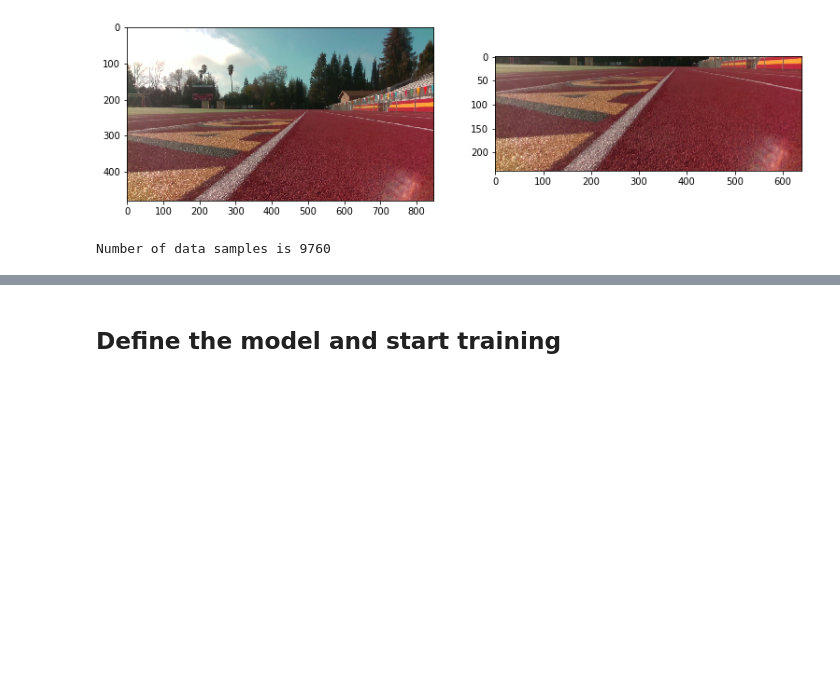
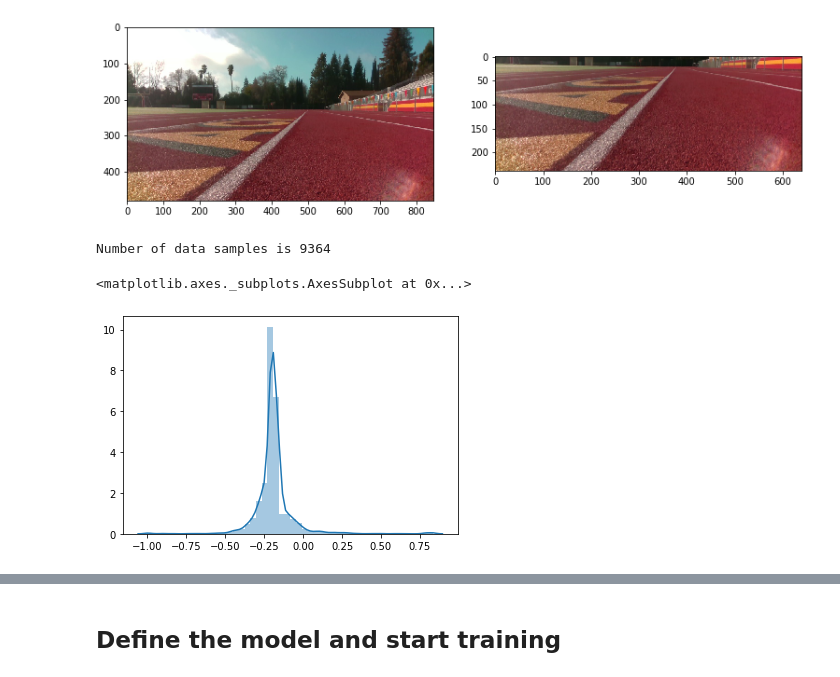
Before and after one commit to ARCC-RACE/ai_training_notebooks, a Jupyter notebook: basic_supervised_net/rosey/rosey_v2.ipynb, the cells around one changed output, grey strips where cells are left out. Cells and saved outputs as stored; diff of their text form; code cells hidden in the pictures; blank space fills up the shorter version.

Commit message:
betters tensorrt and added distribution graph

```diff
--- a/basic_supervised_net/rosey/rosey_v2.ipynb
+++ b/basic_supervised_net/rosey/rosey_v2.ipynb
@@ -55,21 +55,30 @@ plt.show()
 # %%
 # Load the steering angles and image paths from labels.csv
 import csv, random
+import seaborn as sns
 
 # these will be 2D arrays where each row represents a dataset
-x = []
-y = []
+x = [] # images
+y = [] # steering
+z = [] # speed
 with open(os.path.join(data_directory, "tags.csv")) as csvfile:
     reader = csv.DictReader(csvfile)
     for row in reader:
         # print(row['Time_stamp'] + ".jpg", row['Steering_angle'])
-        x.append(row['time_stamp'] + ".jpg",)  # get image path
-        y.append(float(row['raw_steering']),) # get steering value
+        if not float(row['raw_speed']) == 0:
+            x.append(row['time_stamp'] + ".jpg",)  # get image path
+            y.append(float(row['raw_steering']),) # get steering value
+            z.append(float(row['raw_speed']))
 
 print("Number of data samples is " + str(len(y)))
 
 data = list(zip(x,y))
 random.shuffle(data)
 x,y = zip(*data)
+
+# plot of steering angle distribution without correction
+sns.distplot(y)
 # %% [output]
-Number of data samples is 9760
+Number of data samples is 9364
+<matplotlib.axes._subplots.AxesSubplot at 0x...>
+[figure, added]
```
Also changed, not shown: parts of 7 cells of this notebook, 1 other file.
